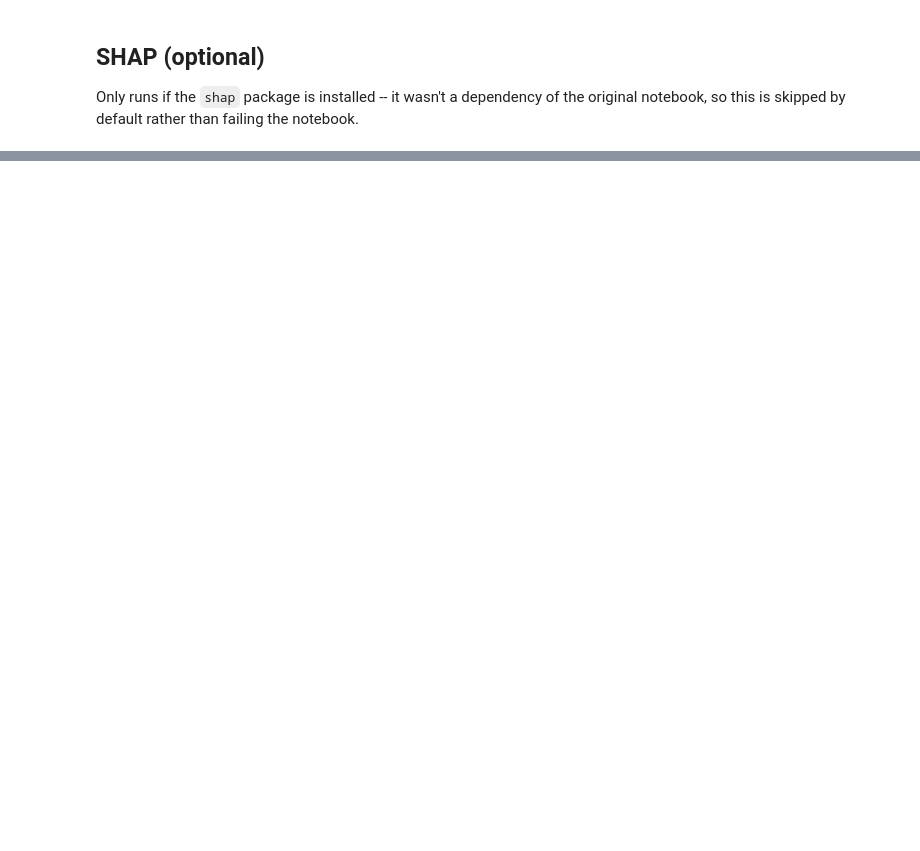
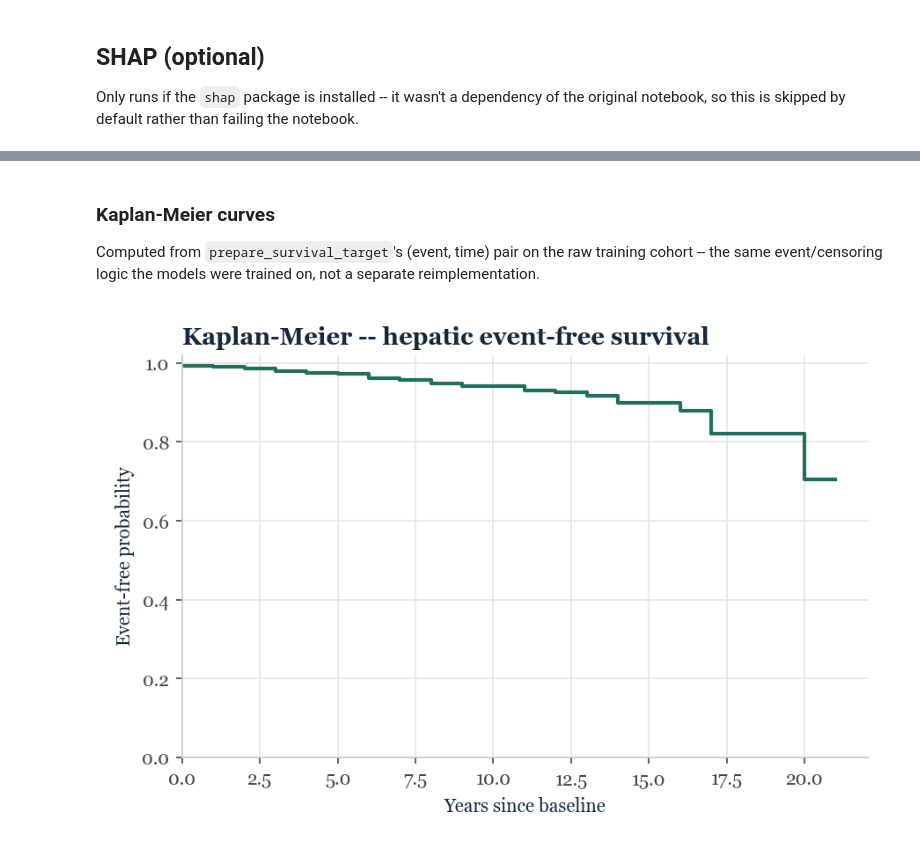
Before and after one commit to pabcal/TFG_Liverrisk_PabloCalderon, a Jupyter notebook: notebooks/04_results_analysis.ipynb, the cells around one changed output, grey strips where cells are left out. Drawn from its saved outputs; the diff is of its cells as text; code cells hidden in the pictures; blank space fills up the shorter version.

```diff
--- a/notebooks/04_results_analysis.ipynb
+++ b/notebooks/04_results_analysis.ipynb
@@ -100,0 +287,35 @@ if HAS_SHAP:
+# %% [markdown]
+### Kaplan-Meier curves
+
+Computed from `prepare_survival_target`'s (event, time) pair on the raw
+training cohort -- the same event/censoring logic the models were trained
+on, not a separate reimplementation.
+# %%
+train_raw_df = pd.read_csv(REPO_ROOT / "liverrisk" / "data" / "raw" / "train.csv")
+
+_, _, hep_event_all, hep_time_all = prepare_survival_target(train_raw_df, "hepatic")
+_, _, death_event_all, death_time_all = prepare_survival_target(train_raw_df, "death")
+
+hep_km_time, hep_km_surv = kaplan_meier_estimator(hep_event_all, hep_time_all)
+death_km_time, death_km_surv = kaplan_meier_estimator(death_event_all, death_time_all)
+
+
+def plot_km(times, surv, title, out_path):
+    fig, ax = plt.subplots(figsize=(6, 4))
+    ax.step(times, surv, where="post", color=ACCENT, linewidth=2)
+    ax.set_ylim(0, 1.02)
+    ax.set_xlim(left=0)
+    ax.set_xlabel("Years since baseline")
+    ax.set_ylabel("Event-free probability")
+    ax.set_title(title, fontsize=13, fontweight="bold", loc="left", color=INK)
+    ax.spines[["top", "right"]].set_visible(False)
+    ax.grid(color=GRID, linewidth=0.8)
+    ax.set_axisbelow(True)
+    fig.tight_layout()
+    fig.savefig(out_path, dpi=150, transparent=True)
+    plt.show()
+
+
+plot_km(hep_km_time, hep_km_surv, "Kaplan-Meier -- hepatic event-free survival", IMAGES_DIR / "km_curve_hepatic.png")
+# %% [output]
+[figure, added]
```
Also changed, not shown: parts of 13 cells of this notebook, 17 other files.
